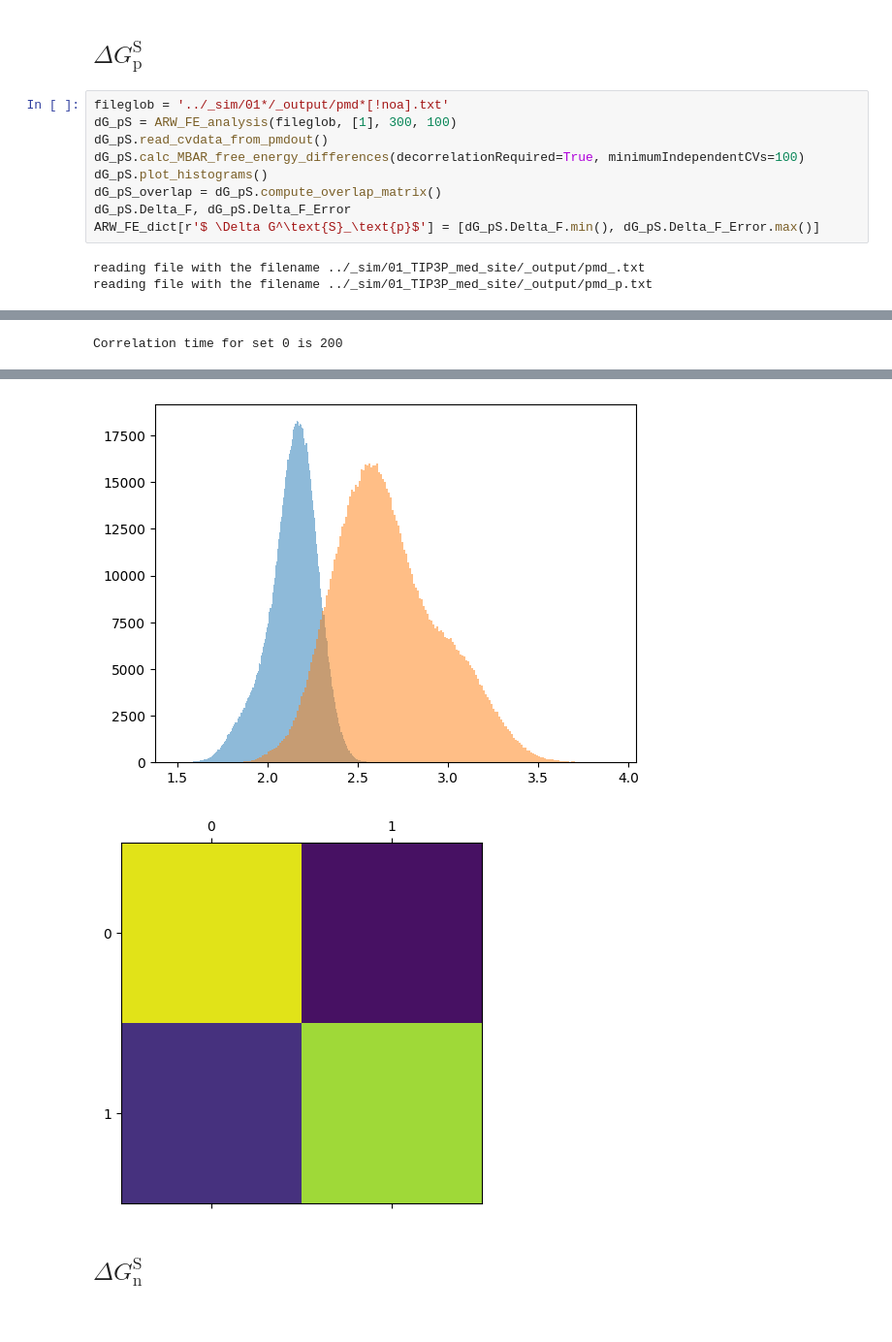
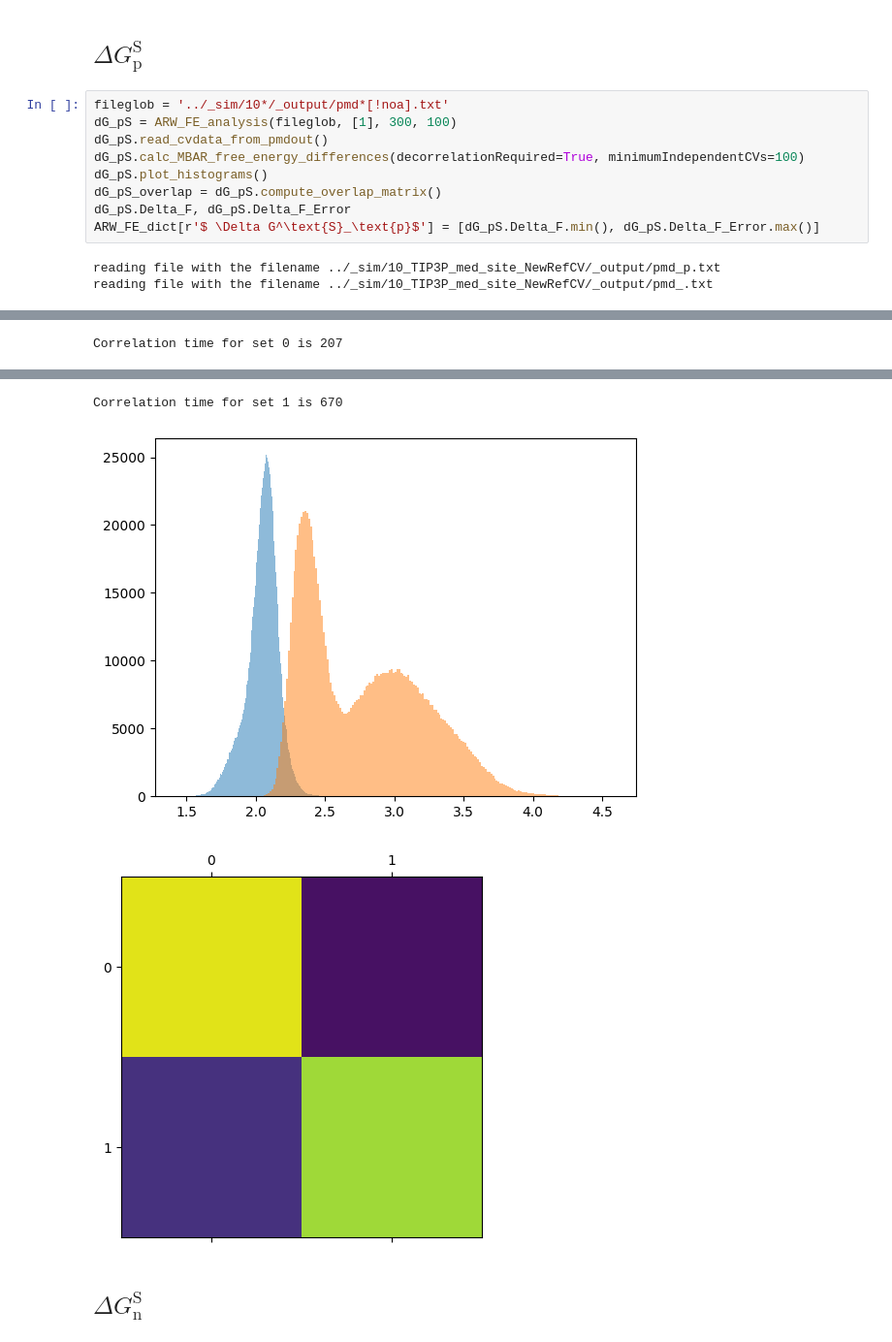
Before and after one commit to Foly93/AmbeRouxWoo, a Jupyter notebook: ARW_FE_analysis.ipynb, the cells around one changed output, grey strips where cells are left out. Shown at 97% size. Drawn from its saved outputs; the diff is of its cells as text.

```diff
--- a/ARW_FE_analysis.ipynb
+++ b/ARW_FE_analysis.ipynb
@@ -720,7 +722,7 @@ ARW_FE_dict = {}
 # %% [markdown]
 ## $ \Delta G^\text{S}_\text{p}$
 # %%
-fileglob = '../_sim/01*/_output/pmd*[!noa].txt'
+fileglob = '../_sim/10*/_output/pmd*[!noa].txt'
 dG_pS = ARW_FE_analysis(fileglob, [1], 300, 100)
 dG_pS.read_cvdata_from_pmdout()
 dG_pS.calc_MBAR_free_energy_differences(decorrelationRequired=True, minimumIndependentCVs=100)
@@ -729,5 +731,5 @@ dG_pS_overlap = dG_pS.compute_overlap_matrix()
 dG_pS.Delta_F, dG_pS.Delta_F_Error
 ARW_FE_dict[r'$ \Delta G^\text{S}_\text{p}$'] = [dG_pS.Delta_F.min(), dG_pS.Delta_F_Error.max()]
 # %% [output]
-reading file with the filename ../_sim/01_TIP3P_med_site/_output/pmd_.txt
-reading file with the filename ../_sim/01_TIP3P_med_site/_output/pmd_p.txt
+reading file with the filename ../_sim/10_TIP3P_med_site_NewRefCV/_output/pmd_p.txt
+reading file with the filename ../_sim/10_TIP3P_med_site_NewRefCV/_output/pmd_.txt
@@ -735 +737 @@ reading file with the filename ../_sim/01_TIP3P_med_site/_output/pmd_p.txt
-Correlation time for set 0 is 200
+Correlation time for set 0 is 207
@@ -738,4 +740,5 @@ Correlation time for set 1 is 625
+Correlation time for set 1 is 670
-[figure, old version]
+[figure, new version]
 [figure]
 # %% [markdown]
 ## $ \Delta G^\text{S}_\text{n}$
```
Also changed, not shown: parts of 11 cells of this notebook.
